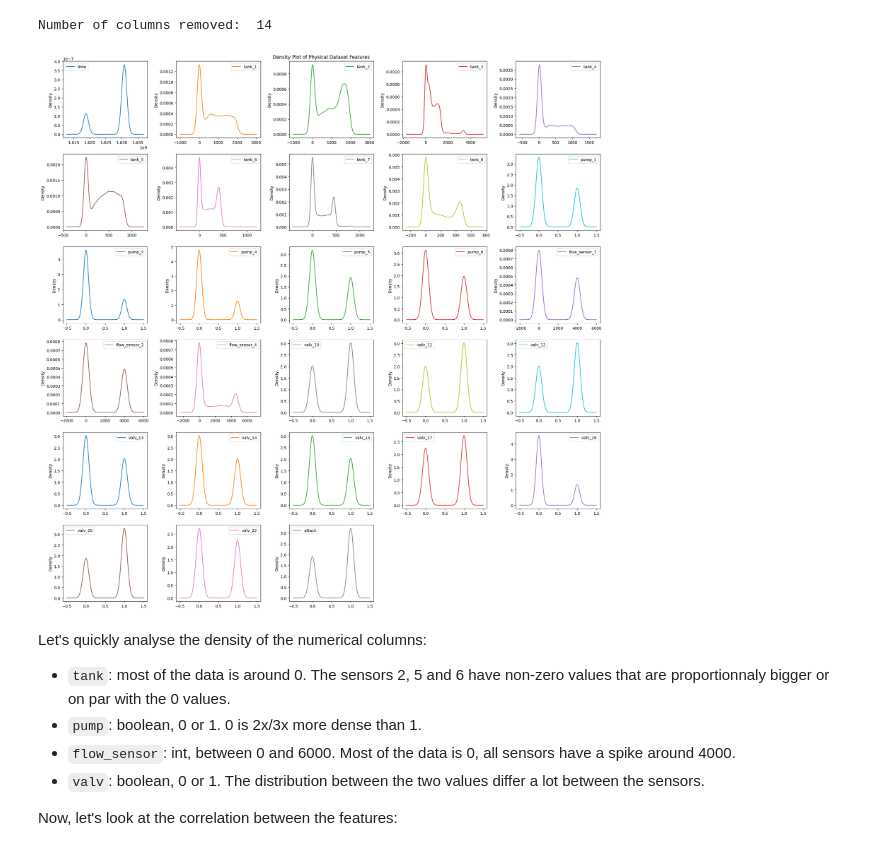
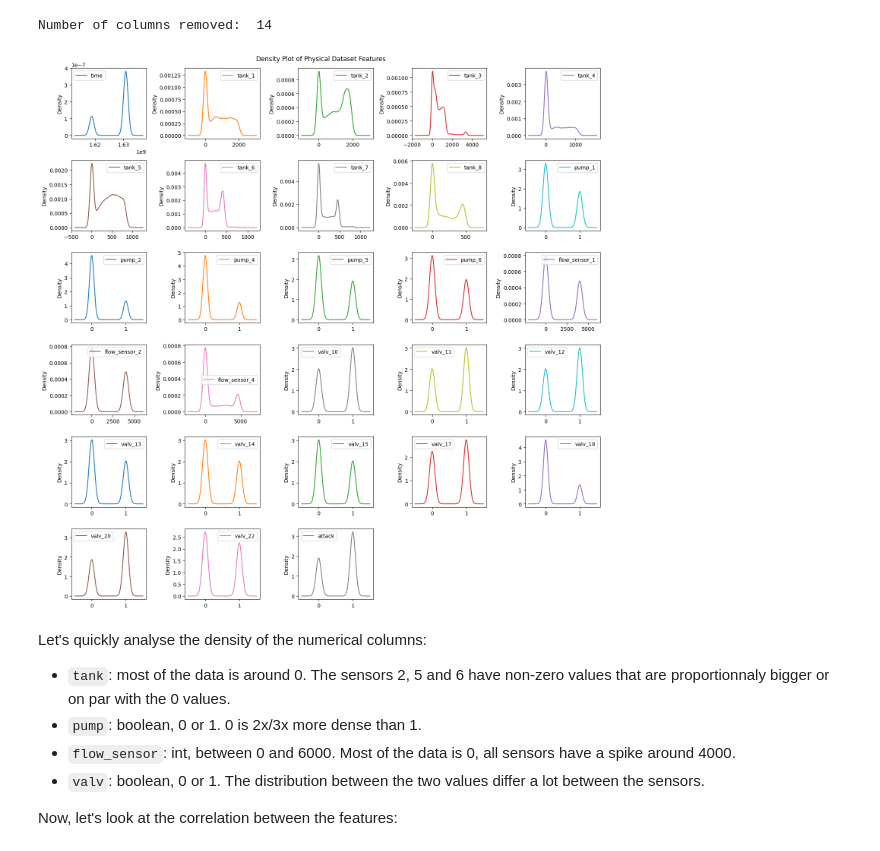
Before and after one commit to theo88400/ML-SECU2024, a Jupyter notebook: src/data_exploration/exploration.ipynb, the cells around one changed output. Drawn from its saved outputs; the diff is of its cells as text; code cells hidden in the pictures.

```diff
--- a/src/data_exploration/exploration.ipynb
+++ b/src/data_exploration/exploration.ipynb
@@ -711,17 +753,17 @@ Number of columns removed:  14
 # %%
 # Let's plot the density to have a better look at the data repartition
 df_physical.plot(
     kind="density",
     subplots=True,
     layout=(6, 5),
     sharex=False,
-    figsize=(20, 20),
+    figsize=(15, 15),
     title="Density Plot of Physical Dataset Features",
 )
 plt.tight_layout()
 plt.show()
 # %% [output]
-[figure, old version]
+[figure, new version]
 # %% [markdown]
 Let's quickly analyse the density of the numerical columns:
 - `tank`: most of the data is around 0. The sensors 2, 5 and 6 have non-zero values that are proportionnaly bigger or on par with the 0 values.
```
Also changed, not shown: parts of 9 cells of this notebook.
